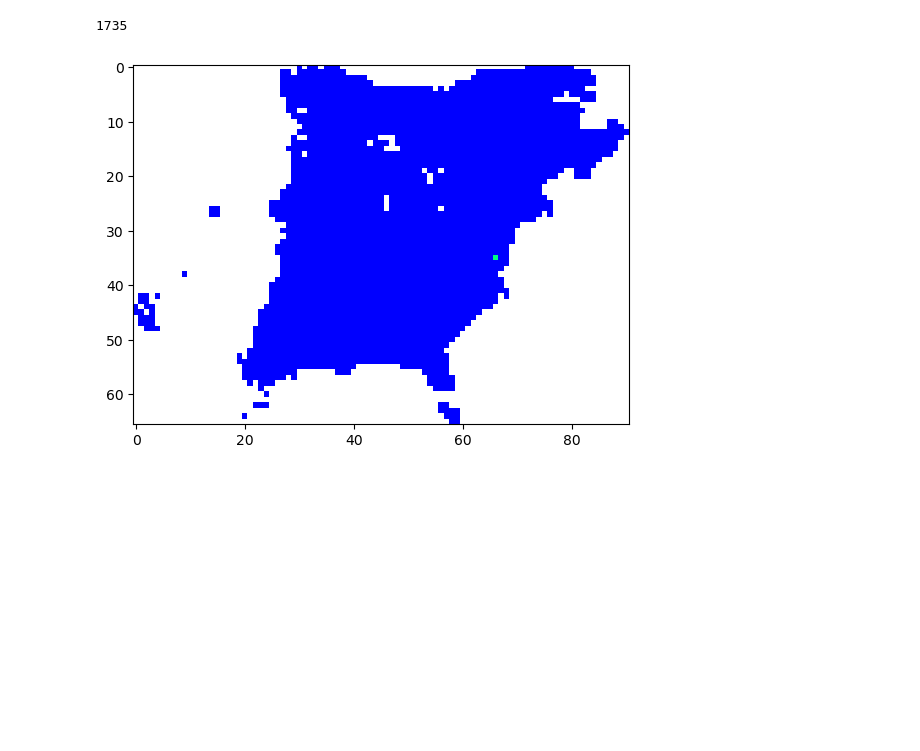
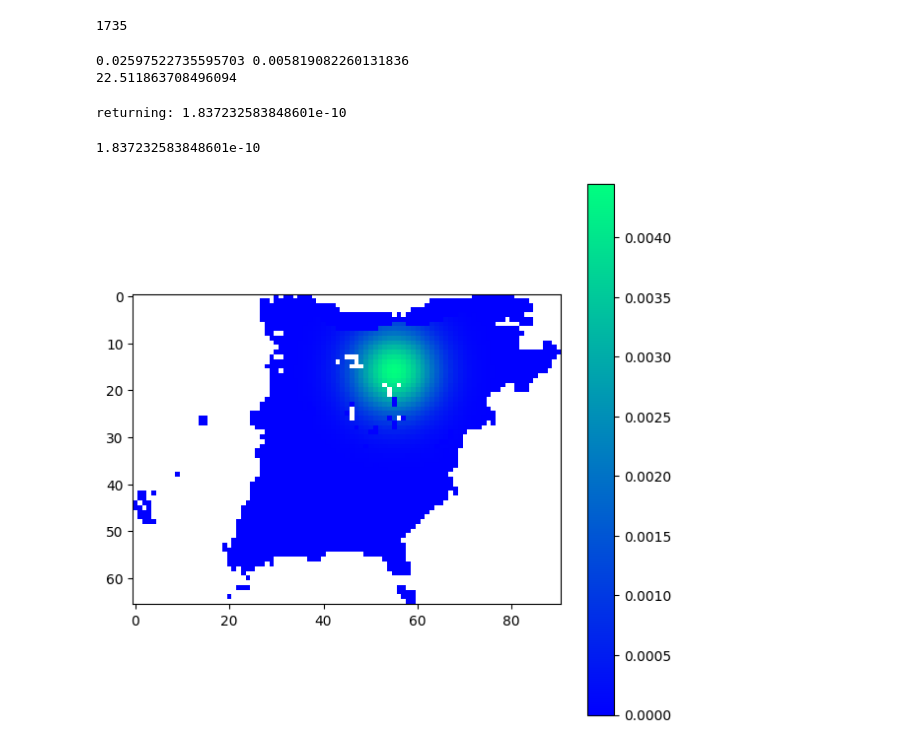
Before and after one commit to jacobe90/birdflow_mixture_of_products, a Jupyter notebook: jacob-dev.ipynb, the cells around one changed output. Cells and saved outputs as stored; diff of their text form; code cells hidden in the pictures; blank space fills up the shorter version.

Commit message:
traning and experiments for fine tuning with spherical gaussian marginals

```diff
--- a/jacob-dev.ipynb
+++ b/jacob-dev.ipynb
@@ -49,11 +56,73 @@ def draw_box_marginal(cell, week, box_dim, masks, nan_mask, x_dim, y_dim, cells,
     plt.show()
 # %%
 from mixture_of_products_from_sampled_routes import get_overall_to_weekly_mask_conversion_dict
-week = 0
+week = 20
+t0 = time.time()
 conversion_dict = get_overall_to_weekly_mask_conversion_dict(nan_mask, masks[week])
-draw_box_marginal(50, week, 1, masks, nan_mask, x_dim, y_dim, cells, conversion_dict)
+t_conv = time.time() - t0
+t1 = time.time()
+marginal = get_unboxed_weekly_marginal(600, week, cells, masks, nan_mask, x_dim, y_dim, conversion_dict, 40)
+t_total = time.time() - t1
+print(t_total, t_conv)
+print((t_total) * 52 * 1000 / 60)
+#draw_box_marginal(50, week, 1, masks, nan_mask, x_dim, y_dim, cells, conversion_dict)
+
+# ideas:
+# - faster mvn implementation.
 # %% [output]
-[figure, removed]
+0.02597522735595703 0.005819082260131836
+22.511863708496094
+# %%
+from mixture_of_products_from_sampled_routes import pdf_spherical_multivariate_normal
+pdf_spherical_multivariate_normal(20, 0, 11)
+# %% [output]
+returning: 1.837232583848601e-10
+1.837232583848601e-10
+# %%
+from mixture_of_products_model import compute_marginal
+from jax.nn import softmax
+import matplotlib.pyplot as plt
+from matplotlib.colors import ListedColormap
+"""
+Arguments
+week: the week whose marginal we wish to fill into the grid to be plotted
+marginal: the marginal from week "week"
+masks: the dynamic masks. masks[week] is the one we care about
+nan_mask: the mask used to eliminate oceans
+x_dim: number of columns of final grid
+y_dim: number of rows of the final grid
+
+Returns:
+A grid with all the densities of the weekly marginals filled in
+"""
+def make_grid(week, marginal, masks, nan_mask, x_dim, y_dim):
+    medium_grid = np.empty(len(masks[0]))
+    medium_grid.fill(0)
+    medium_grid[masks[week]] = marginal
+    big_grid = np.empty(len(nan_mask))
+    big_grid.fill(np.nan)
+    big_grid[list(map(lambda b : b, nan_mask))] = medium_grid
+    return big_grid.reshape(y_dim, x_dim)
+
+def plot_product_k_weekly_marginal(marginal, week, masks, nan_mask, x_dim, y_dim, save_dir=None):
+    marginal_grid = make_grid(week, softmax(marginal), masks, nan_mask, x_dim, y_dim)
+
+    # TODO: experiment with custom colormap
+    fig, ax = plt.subplots(figsize=(7, 7))
+    pos = plt.imshow(marginal_grid, cmap="winter")
+    plt.colorbar(pos)
+    # just visualize the plot if no save path specified
+    if save_dir == None:
+        plt.show()
+
+    # save the plot to the specified directory
+    else:
+        plt.savefig(os.path.join(save_dir, f'week_{week}.png'))
+        plt.close()
+
+plot_product_k_weekly_marginal(marginal, week, masks, nan_mask, x_dim, y_dim)
+# %% [output]
+[figure, added]
 # %%
 from mixture_of_products_from_sampled_routes import get_box
 get_box(200, 0, masks, nan_mask, x_dim, y_dim, 5)
```
Also changed, not shown: parts of 2 cells of this notebook, 7 other files.
